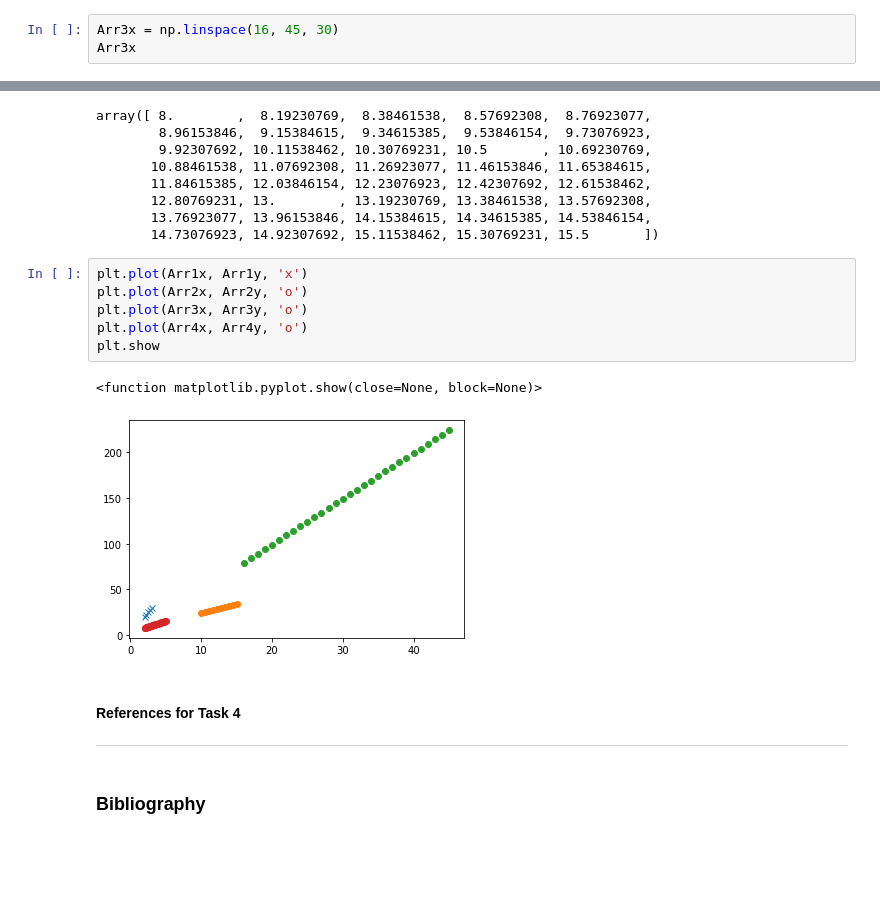
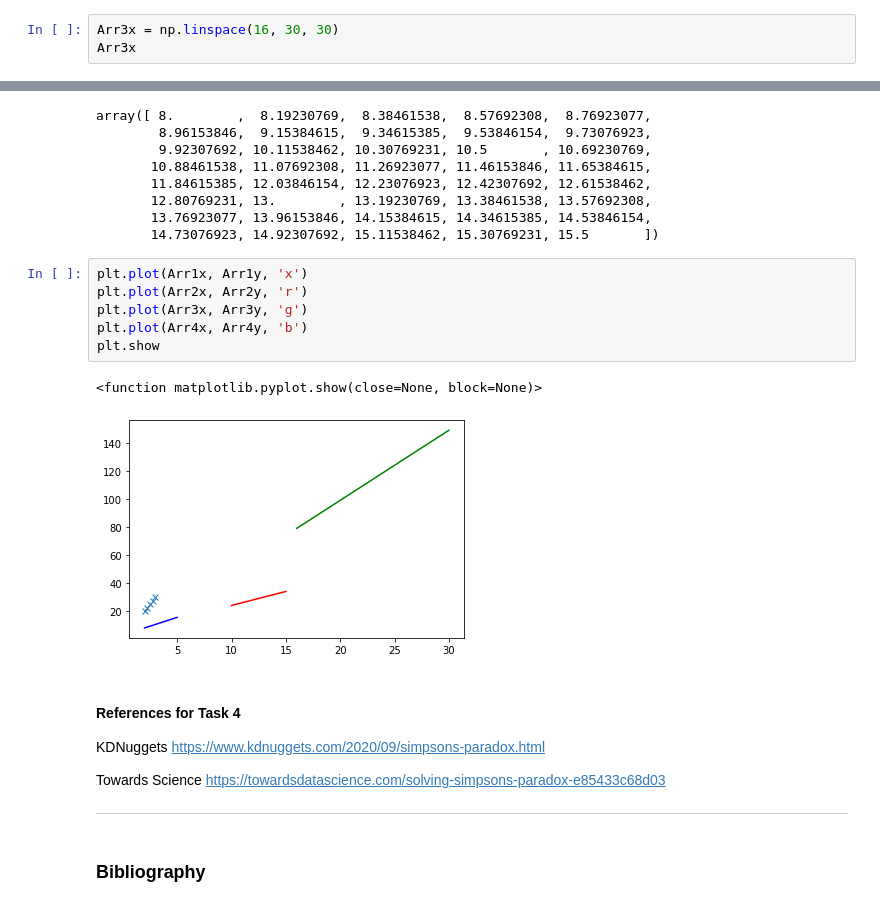
Before and after one commit to jonkavana/FODA-Assessment-2020, a Jupyter notebook: FODA - Task File.ipynb, the cells around one changed output, grey strips where cells are left out. Drawn from its saved outputs; the diff is of its cells as text; blank space fills up the shorter version.

```diff
--- a/FODA - Task File.ipynb
+++ b/FODA - Task File.ipynb
@@ -325,6 +325,6 @@ Arr2y
 array([24.        , 25.11111111, 26.22222222, 27.33333333, 28.44444444,
        29.55555556, 30.66666667, 31.77777778, 32.88888889, 34.        ])
 # %%
-Arr3x = np.linspace(16, 45, 30)
+Arr3x = np.linspace(16, 30, 30)
 Arr3x
 # %% [output]
@@ -364,18 +372,22 @@ array([ 8.        ,  8.19230769,  8.38461538,  8.57692308,  8.76923077,
        14.73076923, 14.92307692, 15.11538462, 15.30769231, 15.5       ])
 # %%
 plt.plot(Arr1x, Arr1y, 'x')
-plt.plot(Arr2x, Arr2y, 'o')
-plt.plot(Arr3x, Arr3y, 'o')
-plt.plot(Arr4x, Arr4y, 'o')
+plt.plot(Arr2x, Arr2y, 'r')
+plt.plot(Arr3x, Arr3y, 'g')
+plt.plot(Arr4x, Arr4y, 'b')
 plt.show
 # %% [output]
 <function matplotlib.pyplot.show(close=None, block=None)>
-[figure, old version]
+[figure, new version]
-# %% [markdown]
-#### References for Task 4
-
-
-___
+# %% [markdown]
+#### References for Task 4
+
+KDNuggets
+https://www.kdnuggets.com/2020/09/simpsons-paradox.html
+
+Towards Science
+https://towardsdatascience.com/solving-simpsons-paradox-e85433c68d03
+___
 # %% [markdown]
 ### Bibliography
 # %% [markdown]
```
Also changed, not shown: parts of 7 cells of this notebook.
